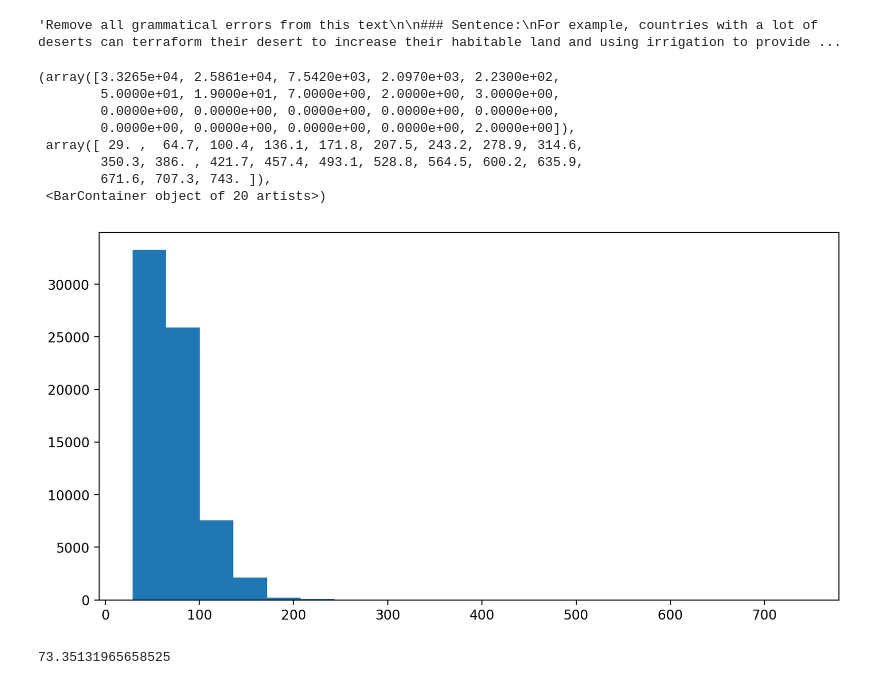
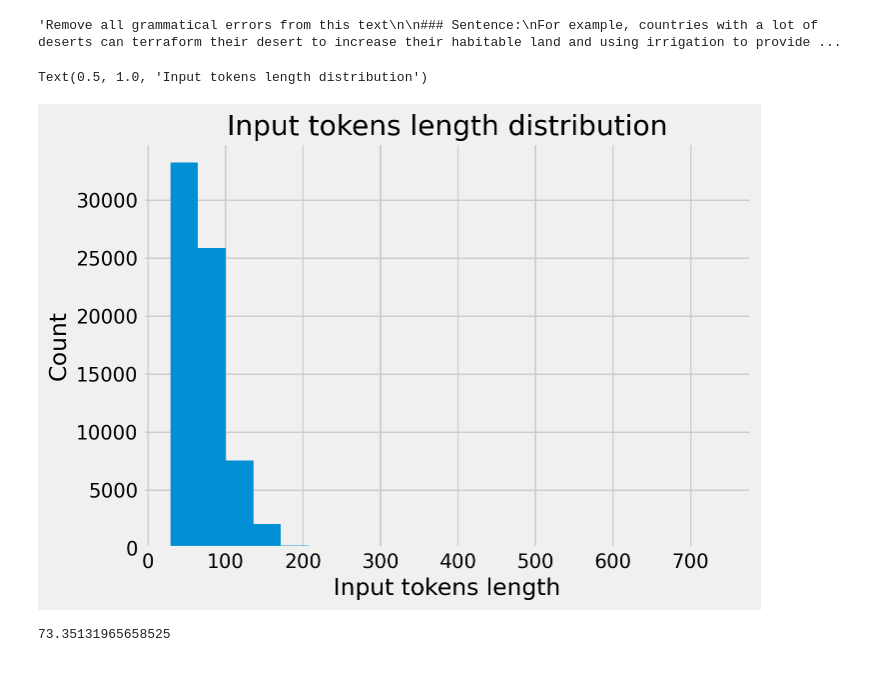
Before and after one commit to rvineet02/cs505_final_project, a Jupyter notebook: notebooks/processing.ipynb, the cells around one changed output. Saved outputs shown, nothing was run; the diff lists cells and outputs as text; code cells hidden in the pictures.

```diff
--- a/notebooks/processing.ipynb
+++ b/notebooks/processing.ipynb
@@ -4,6 +4,7 @@ import matplotlib.pyplot as plt
 import matplotlib_inline
 # get higher quality plots
 matplotlib_inline.backend_inline.set_matplotlib_formats('retina')
+plt.style.use("fivethirtyeight")
 import torch
 from pathlib import Path
 from grammar_ninja.data.grammar.preprocessing import PromptTemplate, PROMPT_TEMPLATE_PATHS
@@ -85,20 +87,16 @@ inputs[0]
 # %% [output]
 'Remove all grammatical errors from this text\n\n### Sentence:\nFor example, countries with a lot of deserts can terraform their desert to increase their habitable land and using irrigation to provide ...
 # %%
-fig = plt.figure(figsize=(10, 5))
+fig = plt.figure(figsize=(7, 5))
 ax = fig.add_subplot(111)
 
 ax.hist(lengths, bins=20)
+ax.set_xlabel("Input tokens length")
+ax.set_ylabel("Count")
+ax.set_title("Input tokens length distribution")
 # %% [output]
-(array([3.3265e+04, 2.5861e+04, 7.5420e+03, 2.0970e+03, 2.2300e+02,
-        5.0000e+01, 1.9000e+01, 7.0000e+00, 2.0000e+00, 3.0000e+00,
-        0.0000e+00, 0.0000e+00, 0.0000e+00, 0.0000e+00, 0.0000e+00,
-        0.0000e+00, 0.0000e+00, 0.0000e+00, 0.0000e+00, 2.0000e+00]),
- array([ 29. ,  64.7, 100.4, 136.1, 171.8, 207.5, 243.2, 278.9, 314.6,
-        350.3, 386. , 421.7, 457.4, 493.1, 528.8, 564.5, 600.2, 635.9,
-        671.6, 707.3, 743. ]),
- <BarContainer object of 20 artists>)
+Text(0.5, 1.0, 'Input tokens length distribution')
-[figure, old version]
+[figure, new version]
 # %%
 np.array(lengths).mean()
 # %% [output]
```
Also changed, not shown: parts of 2 cells of this notebook, 3 other files.
